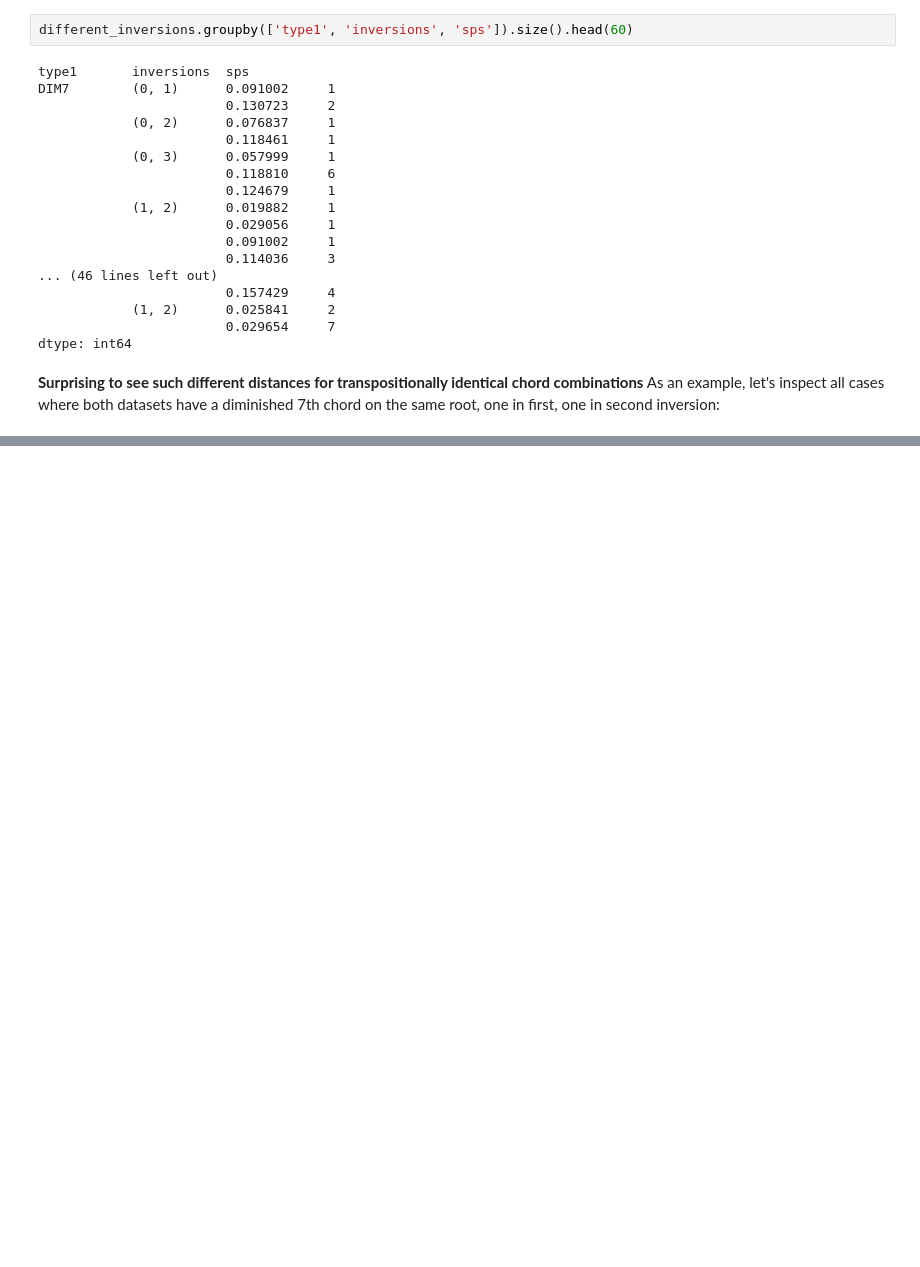
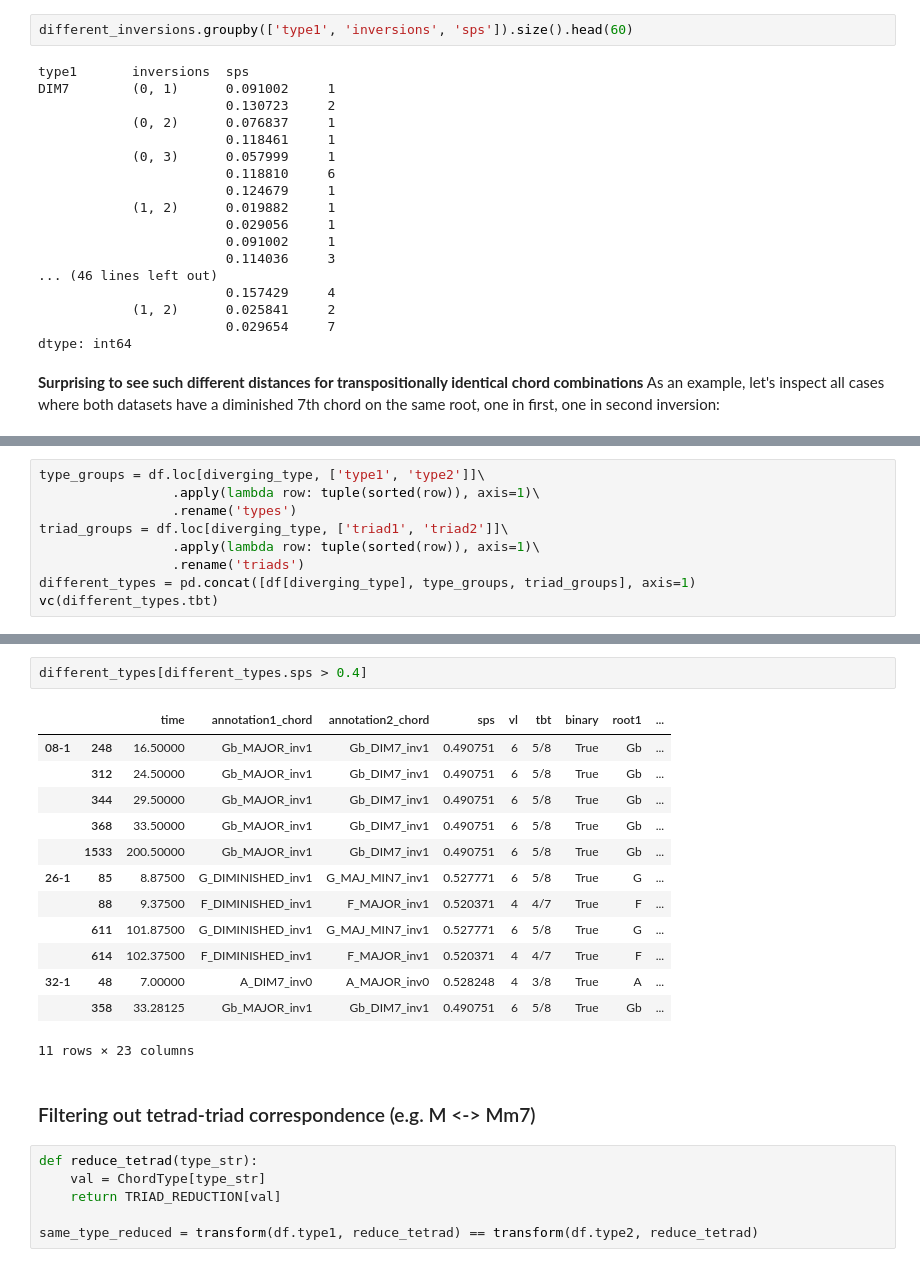
Before and after one commit to DCMLab/chord-eval, a Jupyter notebook: NoteBooks/exploring_differences.ipynb, the cells around one changed output, grey strips where cells are left out. Drawn from its saved outputs; the diff is of its cells as text; blank space fills up the shorter version.

```diff
--- a/NoteBooks/exploring_differences.ipynb
+++ b/NoteBooks/exploring_differences.ipynb
@@ -211,0 +319,9 @@ different_inversions[(different_inversions.type1 == 'DIM7') & (different_inversi
+# %%
+type_groups = df.loc[diverging_type, ['type1', 'type2']]\
+                 .apply(lambda row: tuple(sorted(row)), axis=1)\
+                 .rename('types')
+triad_groups = df.loc[diverging_type, ['triad1', 'triad2']]\
+                 .apply(lambda row: tuple(sorted(row)), axis=1)\
+                 .rename('triads')
+different_types = pd.concat([df[diverging_type], type_groups, triad_groups], axis=1)
+vc(different_types.tbt)
@@ -211,0 +425,24 @@ different_inversions[(different_inversions.type1 == 'DIM7') & (different_inversi
+# %%
+different_types[different_types.sps > 0.4]
+# %% [output]
+|  |  | time | annotation1_chord | annotation2_chord | sps | vl | tbt | binary | root1 | ... |
+| 08-1 | 248 | 16.50000 | Gb_MAJOR_inv1 | Gb_DIM7_inv1 | 0.490751 | 6 | 5/8 | True | Gb | ... |
+|  | 312 | 24.50000 | Gb_MAJOR_inv1 | Gb_DIM7_inv1 | 0.490751 | 6 | 5/8 | True | Gb | ... |
+|  | 344 | 29.50000 | Gb_MAJOR_inv1 | Gb_DIM7_inv1 | 0.490751 | 6 | 5/8 | True | Gb | ... |
+|  | 368 | 33.50000 | Gb_MAJOR_inv1 | Gb_DIM7_inv1 | 0.490751 | 6 | 5/8 | True | Gb | ... |
+|  | 1533 | 200.50000 | Gb_MAJOR_inv1 | Gb_DIM7_inv1 | 0.490751 | 6 | 5/8 | True | Gb | ... |
+| 26-1 | 85 | 8.87500 | G_DIMINISHED_inv1 | G_MAJ_MIN7_inv1 | 0.527771 | 6 | 5/8 | True | G | ... |
+|  | 88 | 9.37500 | F_DIMINISHED_inv1 | F_MAJOR_inv1 | 0.520371 | 4 | 4/7 | True | F | ... |
+|  | 611 | 101.87500 | G_DIMINISHED_inv1 | G_MAJ_MIN7_inv1 | 0.527771 | 6 | 5/8 | True | G | ... |
+|  | 614 | 102.37500 | F_DIMINISHED_inv1 | F_MAJOR_inv1 | 0.520371 | 4 | 4/7 | True | F | ... |
+| 32-1 | 48 | 7.00000 | A_DIM7_inv0 | A_MAJOR_inv0 | 0.528248 | 4 | 3/8 | True | A | ... |
+|  | 358 | 33.28125 | Gb_MAJOR_inv1 | Gb_DIM7_inv1 | 0.490751 | 6 | 5/8 | True | Gb | ... |
+11 rows × 23 columns
+# %% [markdown]
+### Filtering out tetrad-triad correspondence (e.g. M <-> Mm7)
+# %%
+def reduce_tetrad(type_str):
+    val = ChordType[type_str]
+    return TRIAD_REDUCTION[val]
+
+same_type_reduced = transform(df.type1, reduce_tetrad) == transform(df.type2, reduce_tetrad)
```
Also changed, not shown: parts of 41 cells of this notebook.
